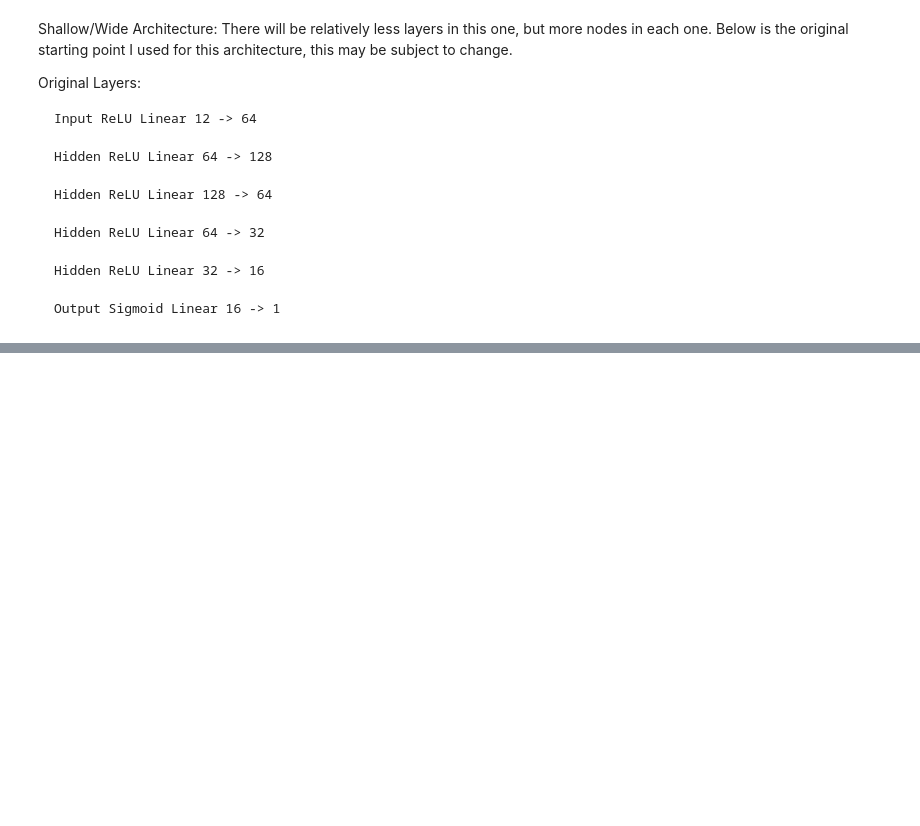
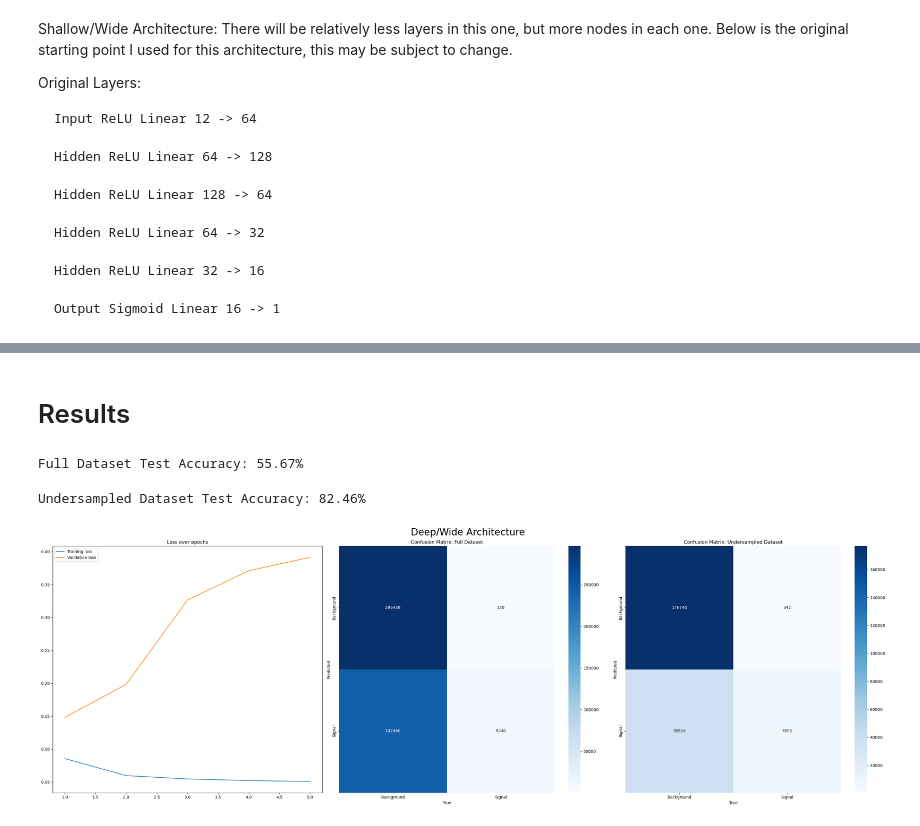
Before and after one commit to pnnoc/ML_FinalProject, a Jupyter notebook: Neural_Net.ipynb, the cells around one changed output, grey strips where cells are left out. Saved outputs shown, nothing was run; the diff lists cells and outputs as text; code cells hidden in the pictures; blank space fills up the shorter version.

```diff
--- a/Neural_Net.ipynb
+++ b/Neural_Net.ipynb
@@ -165,31 +329,0 @@ shallow_narrow_model.to(device)
-# %%
-for epoch in num_epochs:
-    shallow_narrow_model.train()
-    running_loss = 0.0
-
-    for events, labels in tqdm(training_dataloader, desc="Training Loop: Shallow Narrow Model"):
-        events, labels = events.to(device), labels.to(device)
-        optimizer.zero_grad()
-        outputs = shallow_narrow_model(events)
-        loss = criterion(outputs, labels)
-        loss.backwards()
-        optimizer.step()
-        running_loss += loss.item() * labels.size(0)
-
-    train_loss = running_loss / len(training_dataloader.dataset)
-    training_losses.append(train_loss)
-
-    shallow_narrow_model.eval()
-    running_loss = 0.0
-
-    with torch.no_grad():
-        for events, labels in tqdm(validation_dataloader, desc="Validation Loop: Shallow Narrow Model"):
-            events, labels = events.to(device), labels.to(device)
-            outputs = shallow_narrow_model(events)
-            loss = criterion(outputs, labels)
-            running_loss += loss.item() * labels.size(0)
-
-        val_loss = running_loss / len(validation_dataloader.dataset)
-        validation_losses.append(val_loss)
-
-    print(f"Epoch {epoch+1}/{num_epochs} - Train loss: {train_loss}, Validation loss: {val_loss}")
@@ -242,0 +481,7 @@ Original Layers:
+# %%
+deep_wide_model = DeepWideModel()
+class_weights = torch.tensor([1.0, 1.25], dtype=torch.float)
+deep_wide_optimizer = optim.Adam(params=deep_wide_model.parameters(), lr=0.0001, weight_decay=1e-5)
+dw_criterion = nn.CrossEntropyLoss(weight=class_weights)
+
+deep_wide_training_losses, deep_wide_val_losses = train_model(model=deep_wide_model, device=device, optimizer=deep_wide_optimizer, num_epochs=5, undersampled=True, criterion=dw_criterion)
@@ -242,0 +494,2 @@ Original Layers:
+# %% [markdown]
+# Results
@@ -242,0 +571,6 @@ Original Layers:
+# %%
+plot_model_performance(model=deep_wide_model, model_name="Deep/Wide", train_loss=deep_wide_training_losses, val_loss=deep_wide_val_losses)
+# %% [output]
+Full Dataset Test Accuracy: 55.67%
+Undersampled Dataset Test Accuracy: 82.46%
+[figure, added]
```
Also changed, not shown: parts of 28 cells of this notebook, 1 other file.
